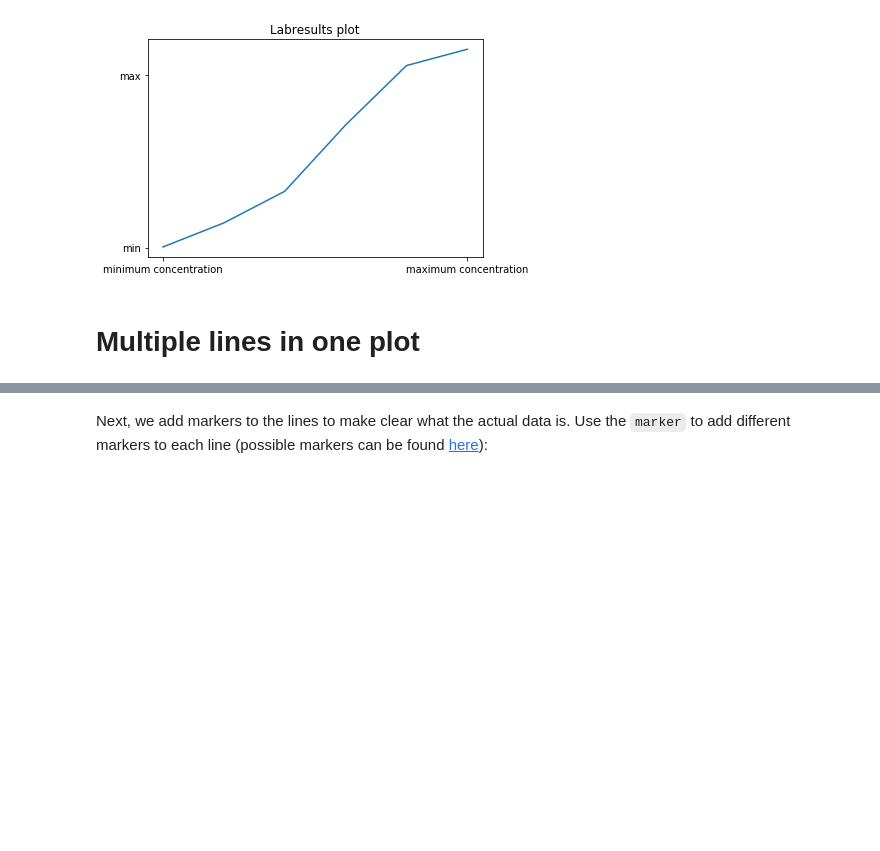
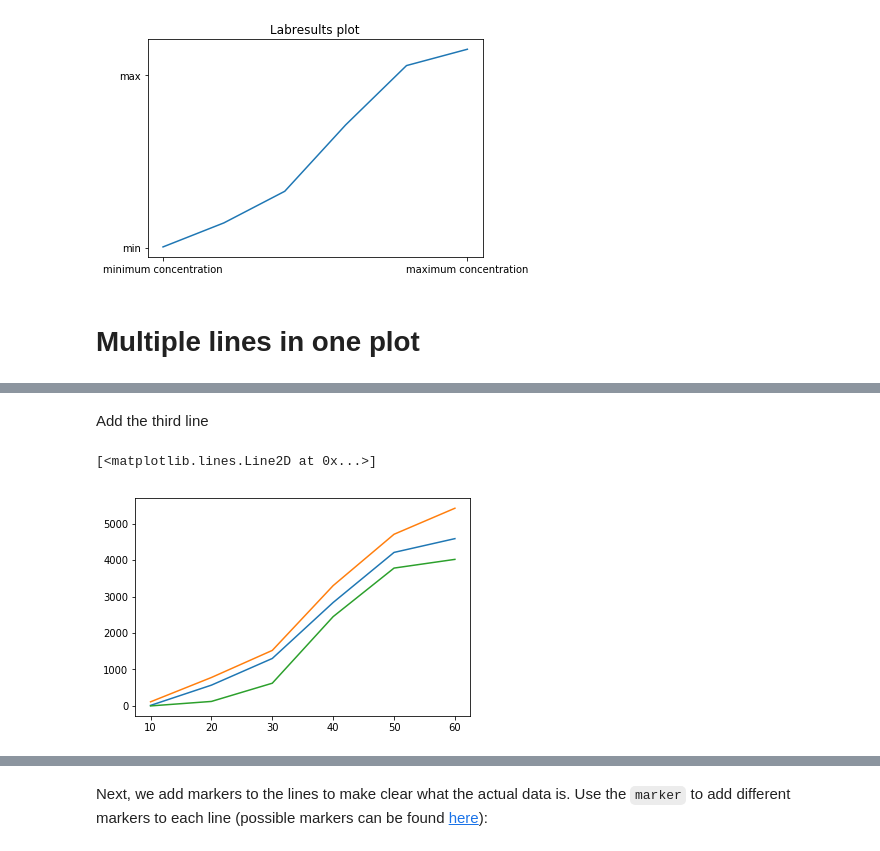
Before and after one commit to lacdr-tox/basic-programming-in-drug-discovery, a Jupyter notebook: python/exercises/2. Basic Plotting.ipynb, the cells around one changed output, grey strips where cells are left out. Saved outputs shown, nothing was run; the diff lists cells and outputs as text; code cells hidden in the pictures; blank space fills up the shorter version.

```diff
--- a/python/exercises/2. Basic Plotting.ipynb
+++ b/python/exercises/2. Basic Plotting.ipynb
@@ -104,0 +113,11 @@ Next, create one figure with 3 lines, one for each replicate. Next, for each lin
+# %% [markdown]
+Add the third line
+# %%
+fig = plt.figure(figsize=(6,4))
+ax = plt.gca()
+ax.plot(conc_unique,counts_r1)
+ax.plot(conc_unique,counts_r2)
+ax.plot(conc_unique,counts_r3)
+# %% [output]
+[<matplotlib.lines.Line2D at 0x...>]
+[figure, added]
```
Also changed, not shown: parts of 14 cells of this notebook.
